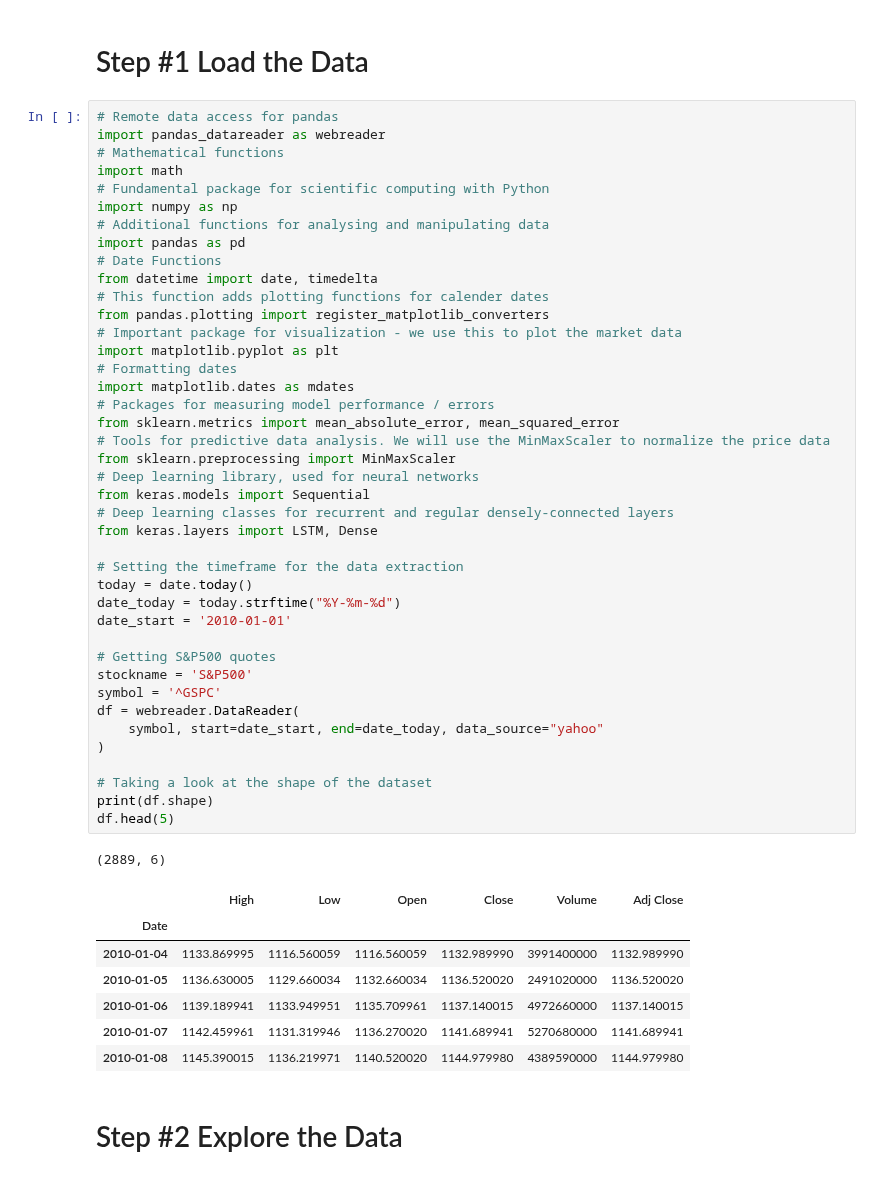
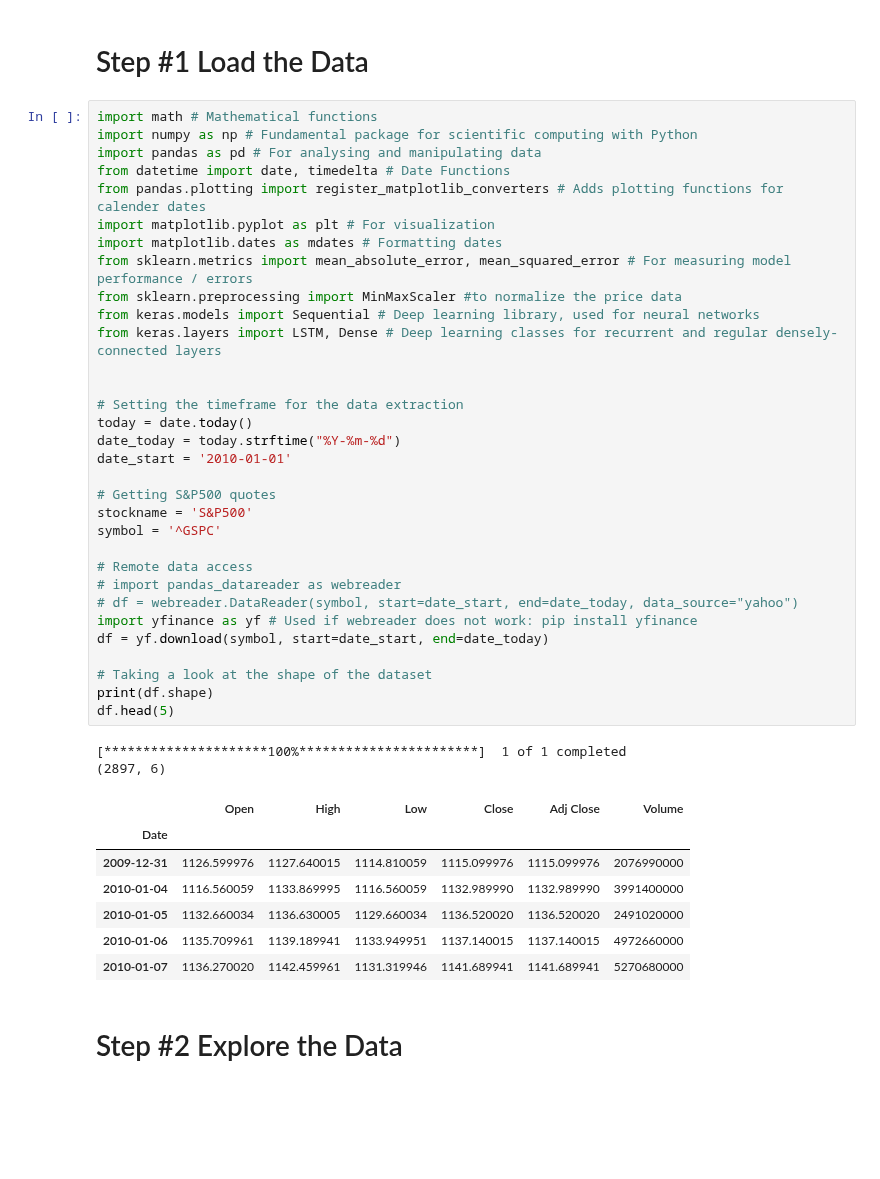
Before and after one commit to flo7up/relataly-public-python-tutorials, a Jupyter notebook: 003 Stock Market Prediction using Keras Recurrent Neural Networks and Python.ipynb, the cells around one changed output. Drawn from its saved outputs; the diff is of its cells as text; blank space fills up the shorter version.

Commit message:
Replaced Pandas_datareader with yfinance

```diff
--- a/003 Stock Market Prediction using Keras Recurrent Neural Networks and Python.ipynb
+++ b/003 Stock Market Prediction using Keras Recurrent Neural Networks and Python.ipynb
@@ -1,55 +1,47 @@
 # %% [markdown]
 # Step #1 Load the Data
 # %%
-# Remote data access for pandas
-import pandas_datareader as webreader
-# Mathematical functions
-import math
-# Fundamental package for scientific computing with Python
-import numpy as np
-# Additional functions for analysing and manipulating data
-import pandas as pd
-# Date Functions
-from datetime import date, timedelta
-# This function adds plotting functions for calender dates
-from pandas.plotting import register_matplotlib_converters
-# Important package for visualization - we use this to plot the market data
-import matplotlib.pyplot as plt
-# Formatting dates
-import matplotlib.dates as mdates
-# Packages for measuring model performance / errors
-from sklearn.metrics import mean_absolute_error, mean_squared_error
-# Tools for predictive data analysis. We will use the MinMaxScaler to normalize the price data
-from sklearn.preprocessing import MinMaxScaler
-# Deep learning library, used for neural networks
-from keras.models import Sequential
-# Deep learning classes for recurrent and regular densely-connected layers
-from keras.layers import LSTM, Dense
+import math # Mathematical functions
+import numpy as np # Fundamental package for scientific computing with Python
+import pandas as pd # For analysing and manipulating data
+from datetime import date, timedelta # Date Functions
+from pandas.plotting import register_matplotlib_converters # Adds plotting functions for calender dates
+import matplotlib.pyplot as plt # For visualization
+import matplotlib.dates as mdates # Formatting dates
+from sklearn.metrics import mean_absolute_error, mean_squared_error # For measuring model performance / errors
+from sklearn.preprocessing import MinMaxScaler #to normalize the price data
+from keras.models import Sequential # Deep learning library, used for neural networks
+from keras.layers import LSTM, Dense # Deep learning classes for recurrent and regular densely-connected layers
+
 
 # Setting the timeframe for the data extraction
 today = date.today()
 date_today = today.strftime("%Y-%m-%d")
 date_start = '2010-01-01'
 
 # Getting S&P500 quotes
 stockname = 'S&P500'
 symbol = '^GSPC'
-df = webreader.DataReader(
-    symbol, start=date_start, end=date_today, data_source="yahoo"
-)
+
+# Remote data access
+# import pandas_datareader as webreader
+# df = webreader.DataReader(symbol, start=date_start, end=date_today, data_source="yahoo")
+import yfinance as yf # Used if webreader does not work: pip install yfinance
+df = yf.download(symbol, start=date_start, end=date_today)
 
 # Taking a look at the shape of the dataset
 print(df.shape)
 df.head(5)
 # %% [output]
-(2889, 6)
+[*********************100%***********************]  1 of 1 completed
+(2897, 6)
-|  | High | Low | Open | Close | Volume | Adj Close |
+|  | Open | High | Low | Close | Adj Close | Volume |
 | Date |  |  |  |  |  |  |
-| 2010-01-04 | 1133.869995 | 1116.560059 | 1116.560059 | 1132.989990 | 3991400000 | 1132.989990 |
-| 2010-01-05 | 1136.630005 | 1129.660034 | 1132.660034 | 1136.520020 | 2491020000 | 1136.520020 |
-| 2010-01-06 | 1139.189941 | 1133.949951 | 1135.709961 | 1137.140015 | 4972660000 | 1137.140015 |
-| 2010-01-07 | 1142.459961 | 1131.319946 | 1136.270020 | 1141.689941 | 5270680000 | 1141.689941 |
-| 2010-01-08 | 1145.390015 | 1136.219971 | 1140.520020 | 1144.979980 | 4389590000 | 1144.979980 |
+| 2009-12-31 | 1126.599976 | 1127.640015 | 1114.810059 | 1115.099976 | 1115.099976 | 2076990000 |
+| 2010-01-04 | 1116.560059 | 1133.869995 | 1116.560059 | 1132.989990 | 1132.989990 | 3991400000 |
+| 2010-01-05 | 1132.660034 | 1136.630005 | 1129.660034 | 1136.520020 | 1136.520020 | 2491020000 |
+| 2010-01-06 | 1135.709961 | 1139.189941 | 1133.949951 | 1137.140015 | 1137.140015 | 4972660000 |
+| 2010-01-07 | 1136.270020 | 1142.459961 | 1131.319946 | 1141.689941 | 1141.689941 | 5270680000 |
 # %% [markdown]
 # Step #2 Explore the Data
 # %%
```
Also changed, not shown: parts of 7 cells of this notebook.
